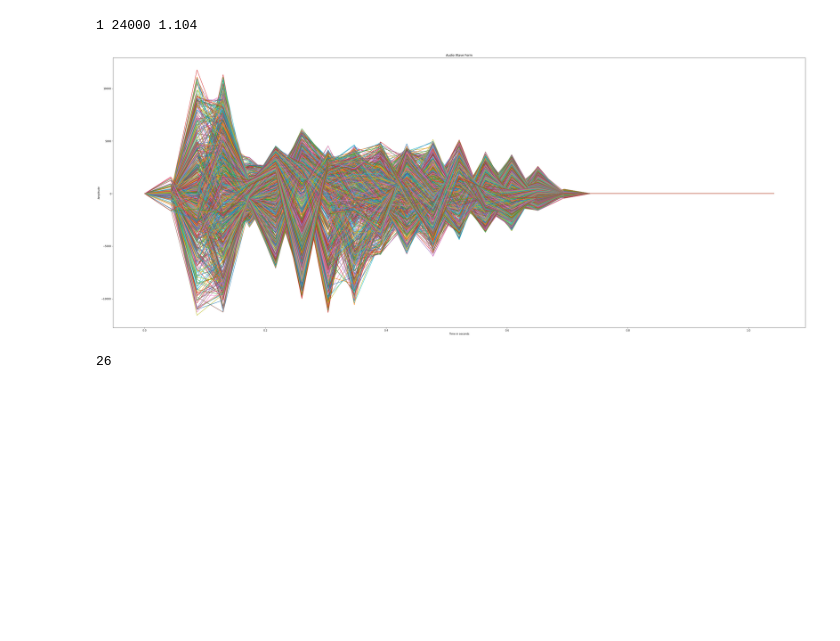
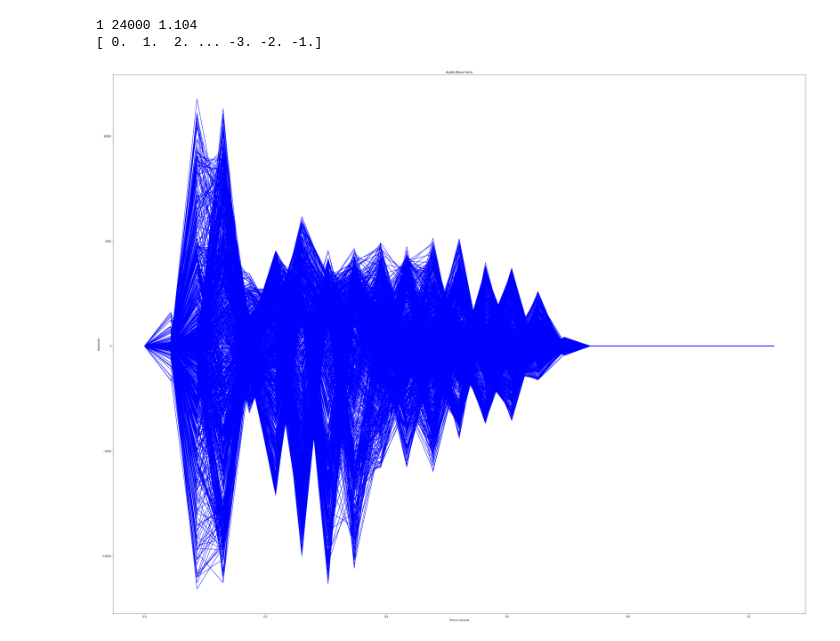
Before and after one commit to Chrisgomes98/Audio-Summarization, a Jupyter notebook: Stage 1.ipynb, the cells around one changed output. Drawn from its saved outputs; the diff is of its cells as text; code cells hidden in the pictures; blank space fills up the shorter version.

```diff
--- a/Stage 1.ipynb
+++ b/Stage 1.ipynb
@@ -8,23 +8,24 @@ audio=[]
 
 with audioread.audio_open("./audio/good_morning.wav") as file:
     print(file.channels, file.samplerate, file.duration)
+    freq_values = np.fft.fftfreq(file.samplerate, 1/file.samplerate)
+    print(freq_values)
     for buffer in file:
+        #print(buffer)
         audio.append(np.frombuffer(buffer,"Int16"))
 # %% [output]
 1 24000 1.104
+[ 0.  1.  2. ... -3. -2. -1.]
 # %%
 plt.title("Audio Wave Form")
 plt.xlabel("Time in seconds")
 plt.ylabel("Amplitude")
 
 time=np.linspace(0,len(audio[:-1])/file.samplerate,num=len(audio[:-1]))*1000
-plt.plot(time,audio[:-1])
+plt.plot(time,audio[:-1],color="blue")
 
 plt.rcParams["figure.figsize"] = (50,40)
 plt.show()
+#time vs amplitude
 # %% [output]
-[figure, old version]
+[figure, new version]
-# %%
-len(audio)
-# %% [output]
-26
```
Also changed, not shown: parts of 2 cells of this notebook, 4 other files.
